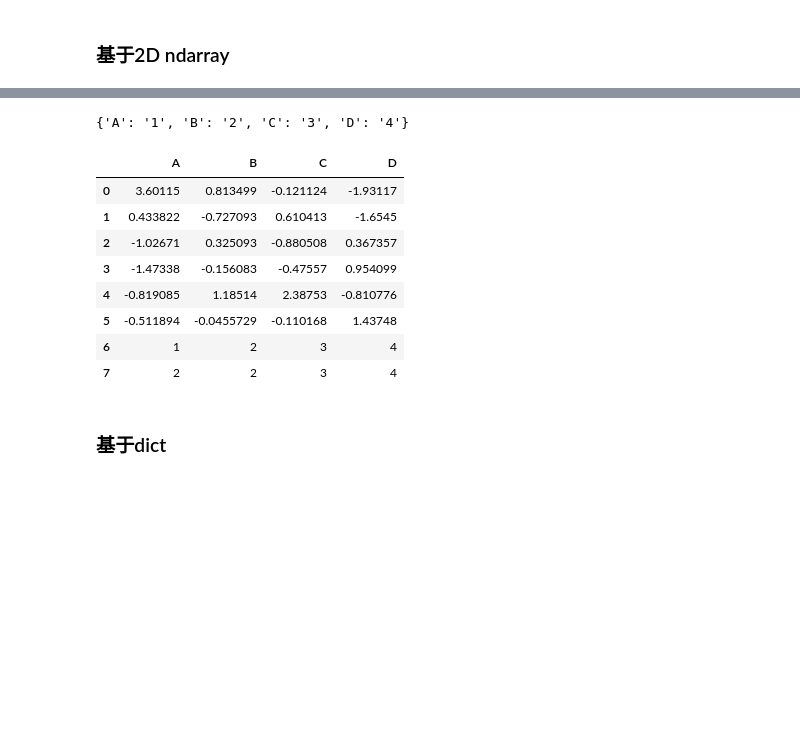
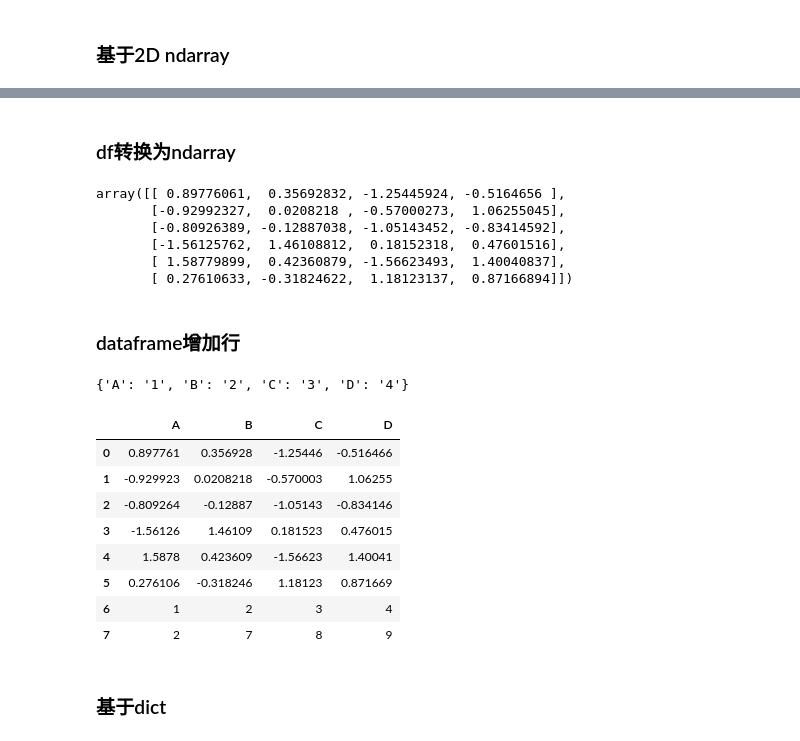
Before and after one commit to mayi140611/mayiexamples, a Jupyter notebook: datastructure/pandas_ops.ipynb, the cells around one changed output, grey strips where cells are left out. Saved outputs shown, nothing was run; the diff lists cells and outputs as text; code cells hidden in the pictures; blank space fills up the shorter version.

```diff
--- a/datastructure/pandas_ops.ipynb
+++ b/datastructure/pandas_ops.ipynb
@@ -337,19 +350,32 @@ dfff
+# %% [markdown]
+### df转换为ndarray
+# %%
+dfff.values
+# %% [output]
+array([[ 0.89776061,  0.35692832, -1.25445924, -0.5164656 ],
+       [-0.92992327,  0.0208218 , -0.57000273,  1.06255045],
+       [-0.80926389, -0.12887038, -1.05143452, -0.83414592],
+       [-1.56125762,  1.46108812,  0.18152318,  0.47601516],
+       [ 1.58779899,  0.42360879, -1.56623493,  1.40040837],
+       [ 0.27610633, -0.31824622,  1.18123137,  0.87166894]])
+# %% [markdown]
+### dataframe增加行
 # %%
 dict(zip(list('ABCD'), list('1234')))
 # %% [output]
 {'A': '1', 'B': '2', 'C': '3', 'D': '4'}
 # %%
-dfff.append([dict(zip(list('ABCD'), list('1234'))),dict(zip(list('ABCD'), list('2234')))], ignore_index=True)
+dfff.append([dict(zip(list('ABCD'), list('1234'))),dict(zip(list('ABCD'), list('2789')))], ignore_index=True)
 # %% [output]
 |  | A | B | C | D |
-| 0 | 3.60115 | 0.813499 | -0.121124 | -1.93117 |
-| 1 | 0.433822 | -0.727093 | 0.610413 | -1.6545 |
-| 2 | -1.02671 | 0.325093 | -0.880508 | 0.367357 |
-| 3 | -1.47338 | -0.156083 | -0.47557 | 0.954099 |
-| 4 | -0.819085 | 1.18514 | 2.38753 | -0.810776 |
-| 5 | -0.511894 | -0.0455729 | -0.110168 | 1.43748 |
+| 0 | 0.897761 | 0.356928 | -1.25446 | -0.516466 |
+| 1 | -0.929923 | 0.0208218 | -0.570003 | 1.06255 |
+| 2 | -0.809264 | -0.12887 | -1.05143 | -0.834146 |
+| 3 | -1.56126 | 1.46109 | 0.181523 | 0.476015 |
+| 4 | 1.5878 | 0.423609 | -1.56623 | 1.40041 |
+| 5 | 0.276106 | -0.318246 | 1.18123 | 0.871669 |
 | 6 | 1 | 2 | 3 | 4 |
-| 7 | 2 | 2 | 3 | 4 |
+| 7 | 2 | 7 | 8 | 9 |
 # %% [markdown]
 ### 基于dict
 # %%
```
Also changed, not shown: parts of 11 cells of this notebook, 6 other files.
